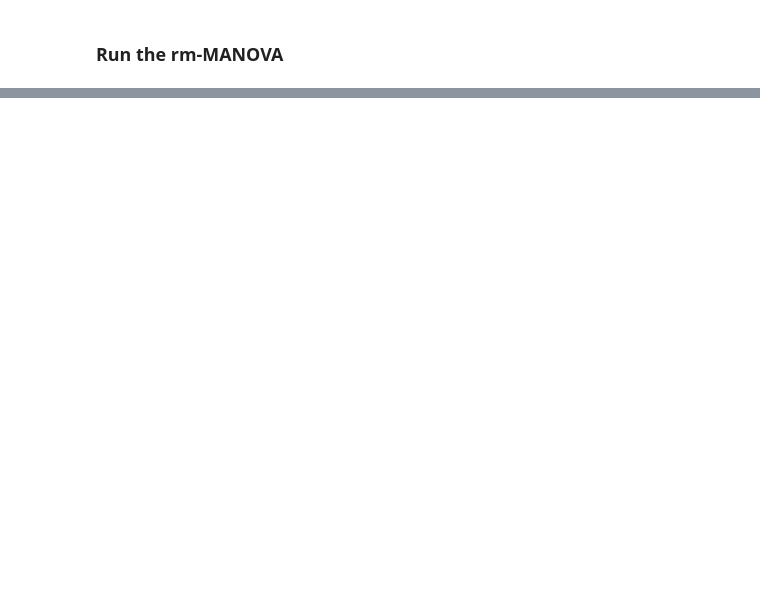
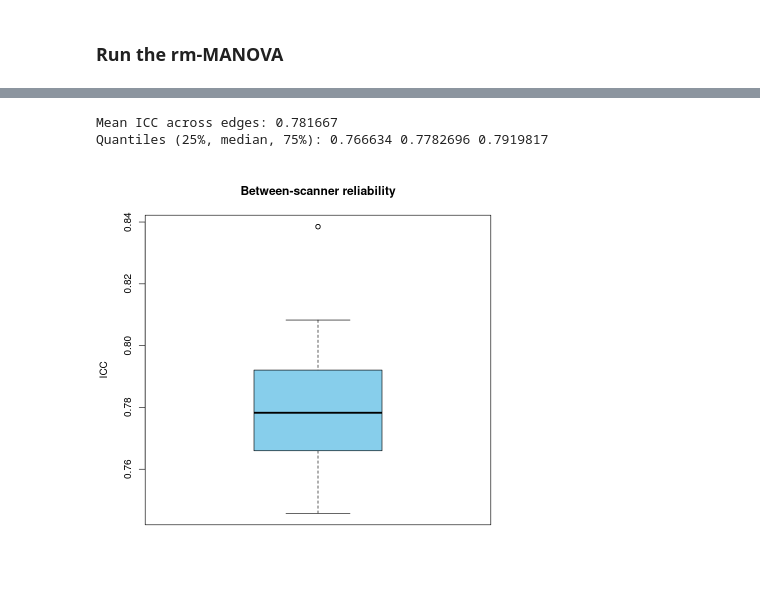
Before and after one commit to celprov/hcph-sops, a Jupyter notebook: docs/analysis/inter-scanner-variability.ipynb, the cells around one changed output, grey strips where cells are left out. Cells and saved outputs as stored; diff of their text form; code cells hidden in the pictures; blank space fills up the shorter version.

```diff
--- a/docs/analysis/inter-scanner-variability.ipynb
+++ b/docs/analysis/inter-scanner-variability.ipynb
@@ -282,0 +227,15 @@ A tibble: 12 × 1
+# %%
+icc_results <- data.frame(edge = character(), ICC = numeric(), stringsAsFactors = FALSE)
+
+for (rep in df_fc$repetition) {
+    df_rep <- df_fc[df_fc$repetition == rep, ]
+    # Keep only the edge and session columns
+    colnames <- df_rep$scanner
+    df_rep <- t(df_rep[, edge_keys])
+    colnames(df_rep) <- colnames
+    # Compute ICC(2,1) for this edge
+    icc_val <- icc(df_rep, model = "twoway", type = "agreement", unit = "single")$value
+    icc_results <- rbind(icc_results, data.frame(edge = edge, ICC = icc_val))
+}
+head(df_rep)
+icc_results
@@ -282,0 +270,11 @@ A tibble: 12 × 1
+# %%
+mean_icc <- mean(icc_results$ICC, na.rm = TRUE)
+cat("Mean ICC across edges:", mean_icc, "\n")
+quantiles <- quantile(icc_results$ICC, probs = c(0.25, 0.5, 0.75), na.rm = TRUE)
+cat("Quantiles (25%, median, 75%):", quantiles, "\n")
+
+boxplot(icc_results$ICC, main = "Between-scanner reliability", ylab = "ICC", col = "skyblue")
+# %% [output]
+Mean ICC across edges: 0.781667
+Quantiles (25%, median, 75%): 0.766634 0.7782696 0.7919817
+[figure, added]
```
Also changed, not shown: parts of 13 cells of this notebook.
